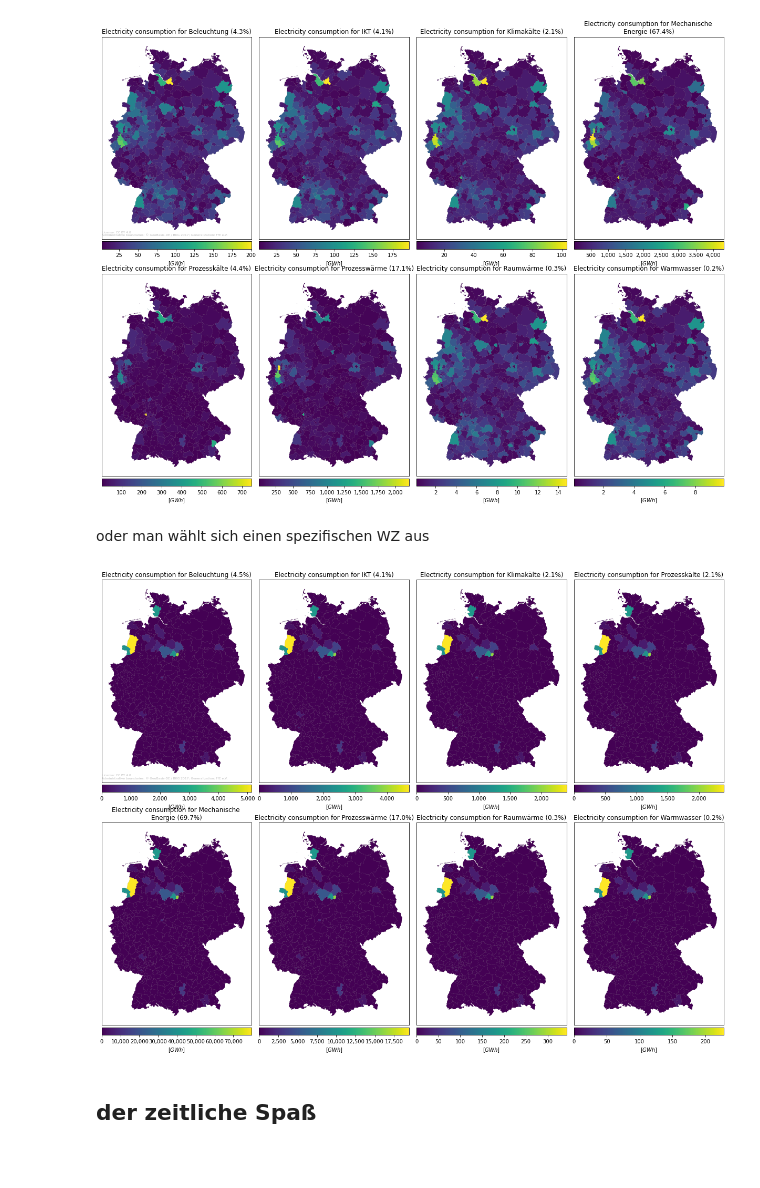
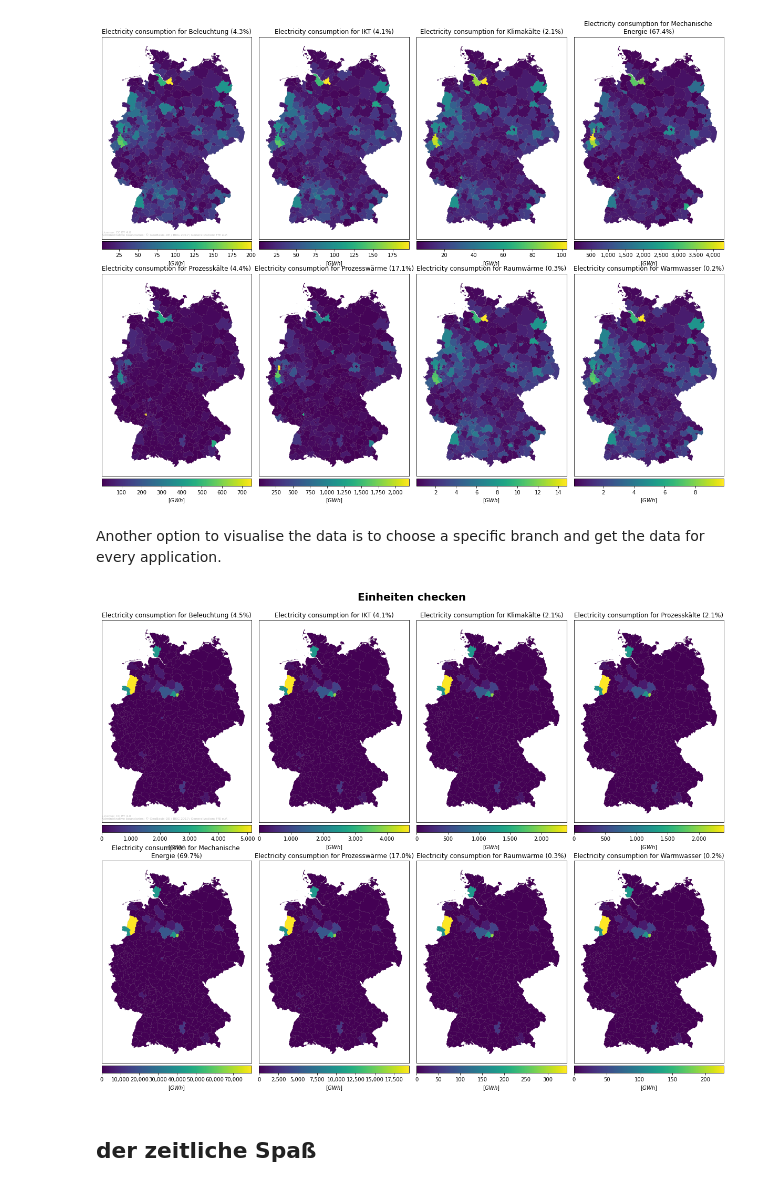
Before and after one commit to DemandRegioTeam/disaggregator, a Jupyter notebook: XX_Demo_application_disaggregations.ipynb, the cells around one changed output. Cells and saved outputs as stored; diff of their text form; code cells hidden in the pictures; blank space fills up the shorter version.

```diff
--- a/XX_Demo_application_disaggregations.ipynb
+++ b/XX_Demo_application_disaggregations.ipynb
@@ -68,5 +104,5 @@ def split_on_applications(sector='CTS', source='power'): #**kwargs
 # %%
-ec_industry = split_on_applications(source = "power", sector = "industry")
+ec_industry = spatial.disagg_applications(source = "power", sector = "industry", use_nuts3code = True)
 ec_industry.head()
 # %% [output]
 | WZ | 5 |  |  |  |  |  |  | ... |
@@ -99,12 +133,13 @@ fig, ax = plot.choropleth_map(ec_industry_applications, relative=False, unit='GW
                               colorbar_each_subplot=True,  add_percentages=True)
 # %% [output]
 [figure]
-# %% [markdown]
-oder man wählt sich einen spezifischen WZ aus
+# %% [markdown]
+Another option to visualise the data is to choose a specific branch and get the data for every application.
 # %%
-fig, ax = plot.choropleth_map(ec_industry[6], relative=False, unit='GWh', axtitle='Electricity consumption for',
+# mal colorbar_each_suplot = False bekommen, damit nicht jeder graph gleich aussieht
+fig, ax = plot.choropleth_map(ec_industry[6], relative=False, unit='GWh', axtitle='Electricity consumption for', suptitle = "Einheiten checken",
                               colorbar_each_subplot=True,  add_percentages=True)
 # %% [output]
-[figure, old version]
+[figure, new version]
 # %% [markdown]
 ## der zeitliche Spaß
```
Also changed, not shown: parts of 28 cells of this notebook, 3 other files.
